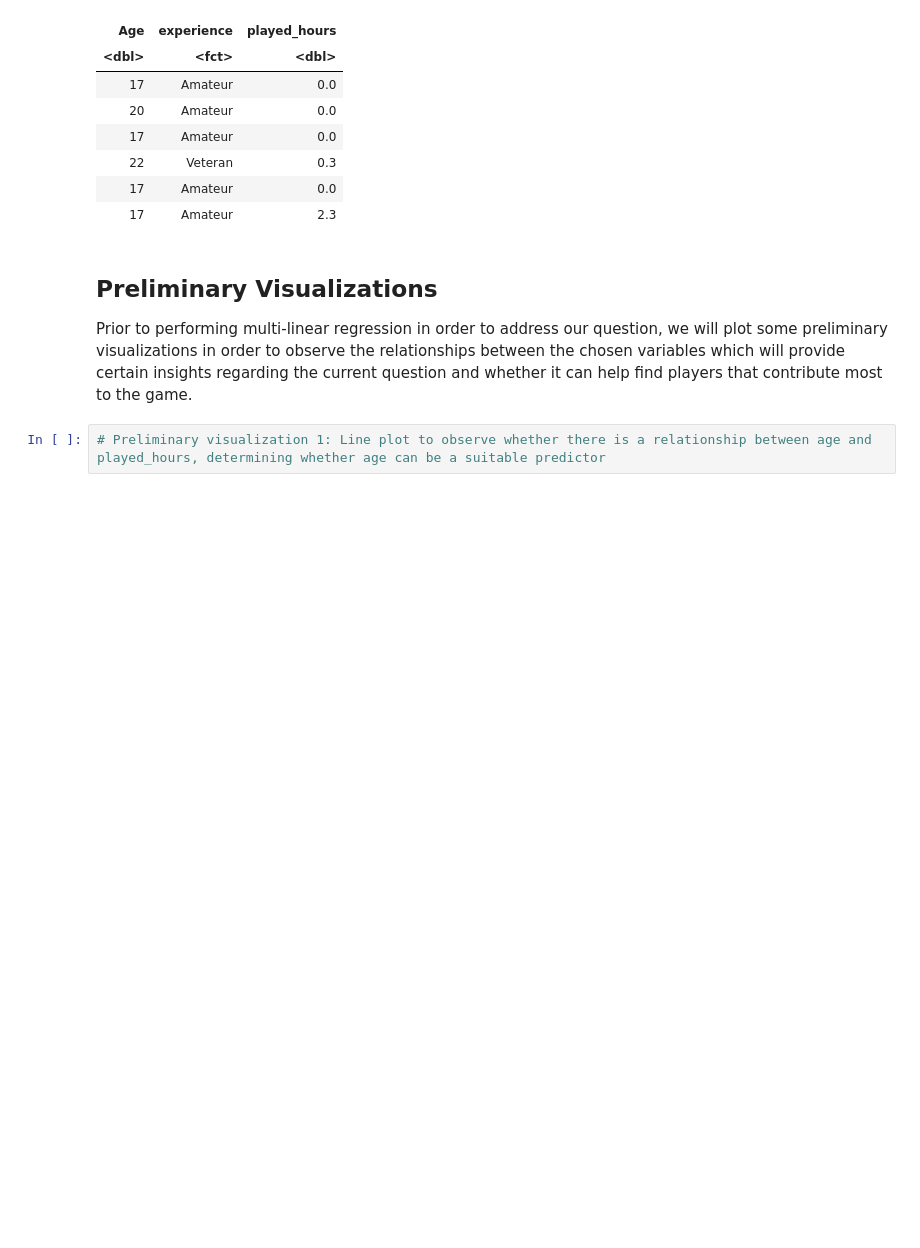
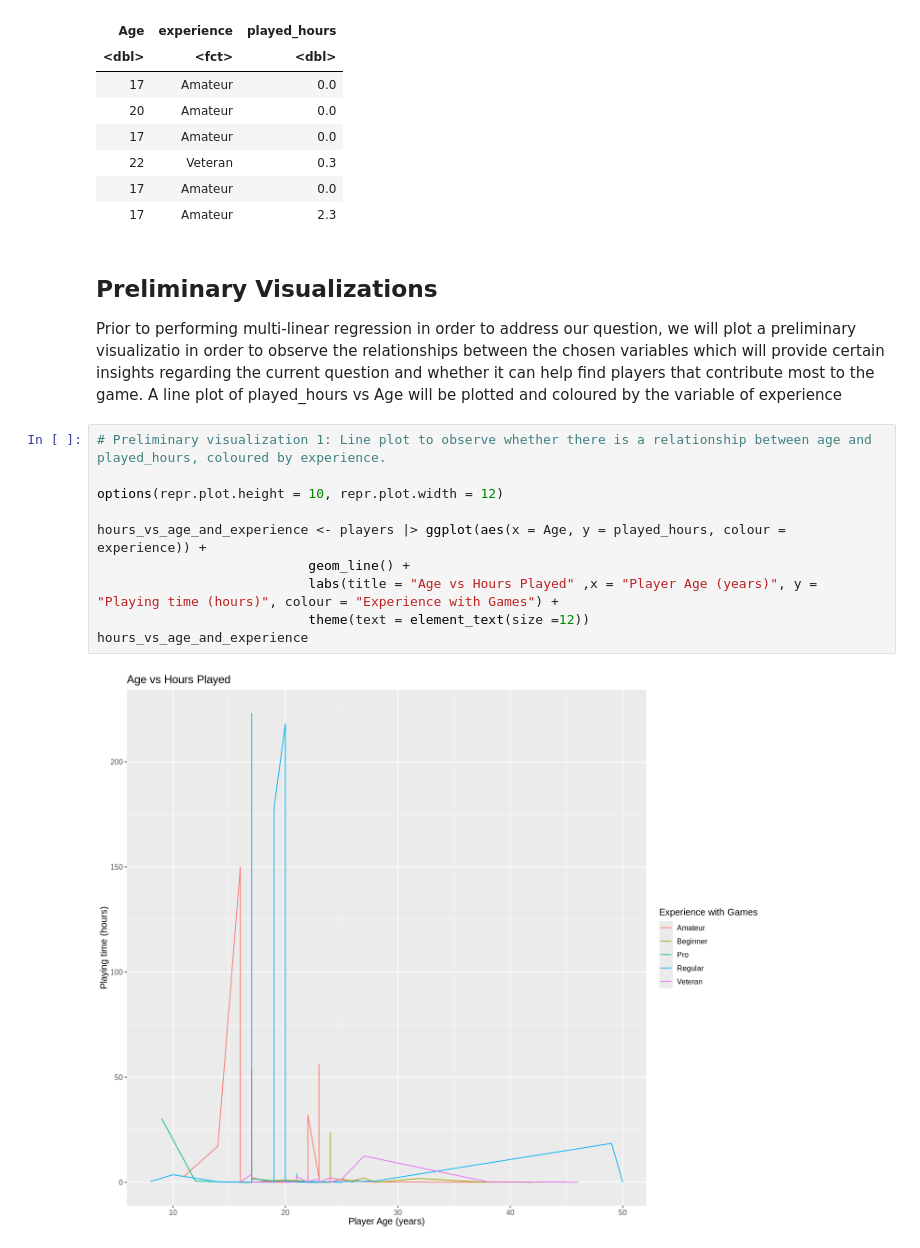
Before and after one commit to OliviaC-2/Group_project_player, a Jupyter notebook: Group_project.ipynb, the cells around one changed output. Cells and saved outputs as stored; diff of their text form; blank space fills up the shorter version.

```diff
--- a/Group_project.ipynb
+++ b/Group_project.ipynb
@@ -73,6 +73,16 @@ A tibble: 6 × 3
 # %% [markdown]
 ## Preliminary Visualizations
 
-Prior to performing multi-linear regression in order to address our question, we will plot some preliminary visualizations in order to observe the relationships between the chosen variables which will provide certain insights regarding the current question and whether it can help find players that contribute most to the game.
+Prior to performing multi-linear regression in order to address our question, we will plot a preliminary visualizatio in order to observe the relationships between the chosen variables which will provide certain insights regarding the current question and whether it can help find players that contribute most to the game. A line plot of played_hours vs Age will be plotted and coloured by the variable of experience
 # %%
-# Preliminary visualization 1: Line plot to observe whether there is a relationship between age and played_hours, determining whether age can be a suitable predictor
+# Preliminary visualization 1: Line plot to observe whether there is a relationship between age and played_hours, coloured by experience.
+
+options(repr.plot.height = 10, repr.plot.width = 12)
+
+hours_vs_age_and_experience <- players |> ggplot(aes(x = Age, y = played_hours, colour = experience)) +
+                           geom_line() +
+                           labs(title = "Age vs Hours Played" ,x = "Player Age (years)", y = "Playing time (hours)", colour = "Experience with Games") +
+                           theme(text = element_text(size =12))
+hours_vs_age_and_experience
+# %% [output]
+[figure, added]
```
Also changed, not shown: parts of 7 cells of this notebook.
